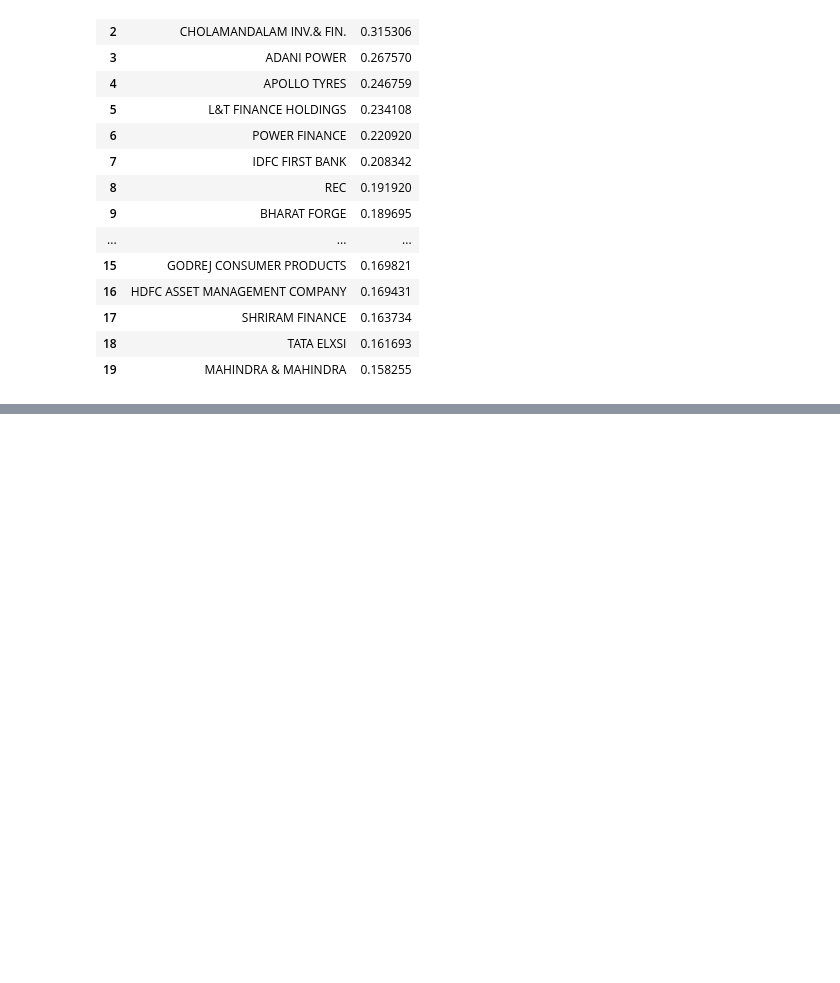
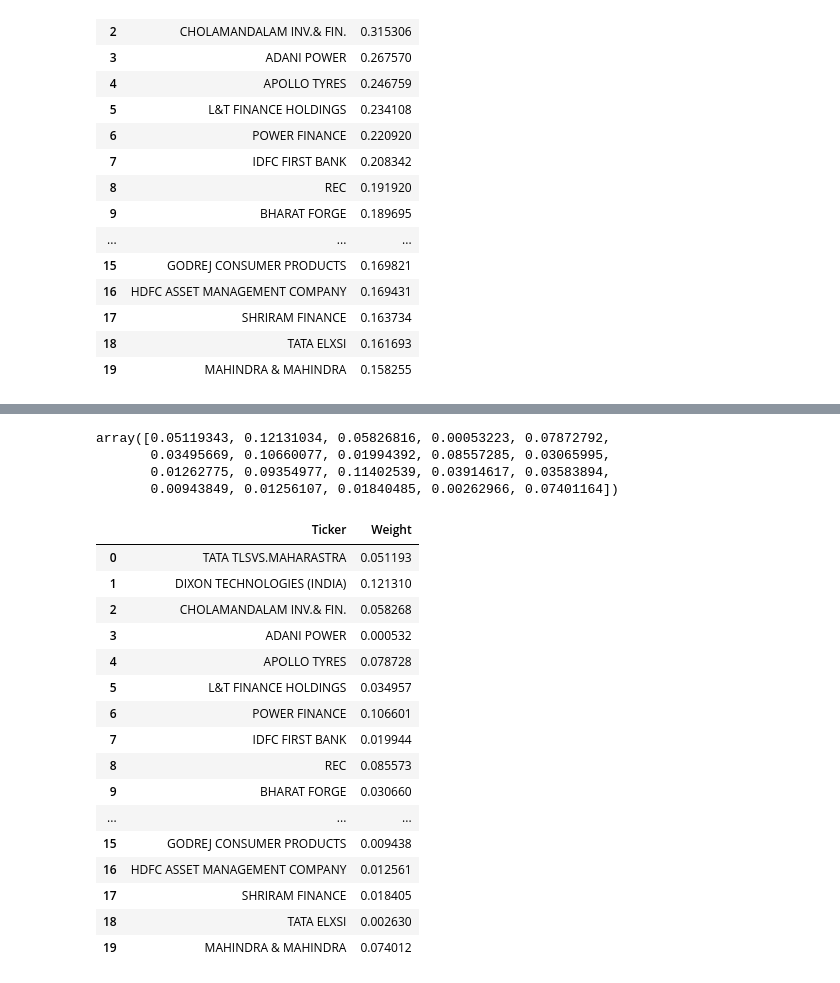
Before and after one commit to Suprabhash/IAPM---Long-Only-Factor-Portfolios, a Jupyter notebook: StockSelection.ipynb, the cells around one changed output, grey strips where cells are left out. Saved outputs shown, nothing was run; the diff lists cells and outputs as text; code cells hidden in the pictures; blank space fills up the shorter version.

```diff
--- a/StockSelection.ipynb
+++ b/StockSelection.ipynb
@@ -126,0 +132,2 @@ pd.DataFrame(results).sort_values("Return", ascending=False).head(20).reset_inde
+# %%
+opt_data = data[-30:][selected_tickers]
@@ -126,0 +208,29 @@ pd.DataFrame(results).sort_values("Return", ascending=False).head(20).reset_inde
+# %%
+max_sharpe_w
+# %% [output]
+array([0.05119343, 0.12131034, 0.05826816, 0.00053223, 0.07872792,
+       0.03495669, 0.10660077, 0.01994392, 0.08557285, 0.03065995,
+       0.01262775, 0.09354977, 0.11402539, 0.03914617, 0.03583894,
+       0.00943849, 0.01256107, 0.01840485, 0.00262966, 0.07401164])
+# %%
+selected_tickers_df.drop("Return", axis=1, inplace=True)
+selected_tickers_df["Weight"] = max_sharpe_w
+selected_tickers_df
+# %% [output]
+|  | Ticker | Weight |
+| 0 | TATA TLSVS.MAHARASTRA | 0.051193 |
+| 1 | DIXON TECHNOLOGIES (INDIA) | 0.121310 |
+| 2 | CHOLAMANDALAM INV.& FIN. | 0.058268 |
+| 3 | ADANI POWER | 0.000532 |
+| 4 | APOLLO TYRES | 0.078728 |
+| 5 | L&T FINANCE HOLDINGS | 0.034957 |
+| 6 | POWER FINANCE | 0.106601 |
+| 7 | IDFC FIRST BANK | 0.019944 |
+| 8 | REC | 0.085573 |
+| 9 | BHARAT FORGE | 0.030660 |
+| ... | ... | ... |
+| 15 | GODREJ CONSUMER PRODUCTS | 0.009438 |
+| 16 | HDFC ASSET MANAGEMENT COMPANY | 0.012561 |
+| 17 | SHRIRAM FINANCE | 0.018405 |
+| 18 | TATA ELXSI | 0.002630 |
+| 19 | MAHINDRA & MAHINDRA | 0.074012 |
```
Also changed, not shown: parts of 8 cells of this notebook.
